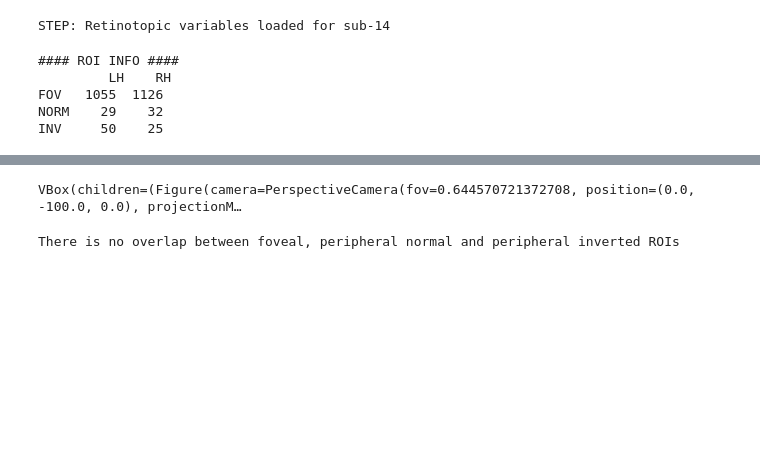
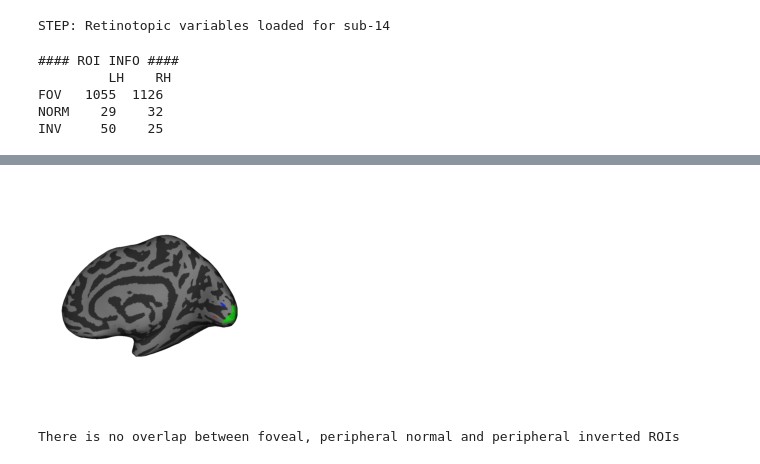
Before and after one commit to costantinoai/interview-scripts, a Jupyter notebook: visualize_retinotopy.ipynb, the cells around one changed output, grey strips where cells are left out. Saved outputs shown, nothing was run; the diff lists cells and outputs as text; code cells hidden in the pictures; blank space fills up the shorter version.

```diff
--- a/visualize_retinotopy.ipynb
+++ b/visualize_retinotopy.ipynb
@@ -466,19 +466,23 @@ VBox(children=(Figure(camera=PerspectiveCamera(fov=0.644570721372708, position=(
 # %%
 ## RIGHT HEMI: FOVEAL = GREEN, NORMAL = BLUE, INVERTED = RED
 
 # ASSIGN COLOR CODES
 all_rois_rh = (np.array(roi_fov_rh) * 1) + (np.array(roi_per_normal_rh) * 2) + (np.array(roi_per_inverted_rh) * 3)
 
 # VISUALIZE
-ny.cortex_plot(sub.rh.surfaces['inflated'],
+ny.cortex_plot(subj.rh.surfaces['inflated'],
                color=all_rois_rh,
                mask=(all_rois_rh > 0),
                cmap = 'hsv',
                alpha = 0.7)
 
-ipv.show()
+# ipv.show() # here the interactive plot won't work, so I just load a screenshot
+img = mpimg.imread(r'C:\Users\45027900\Downloads\ipyvolume (4).png')
+imgplot = plt.imshow(img)
+plt.axis('off')
+plt.show()
 # %% [output]
-VBox(children=(Figure(camera=PerspectiveCamera(fov=0.644570721372708, position=(0.0, -100.0, 0.0), projectionM…
+[figure, added]
 # %%
 ## NOW LET'S USE THESE MASKS TO EXTRACT AND VISUALIZE ACTIVATIONS IN OUR ROIS
 
```
Also changed, not shown: parts of 5 cells of this notebook.
